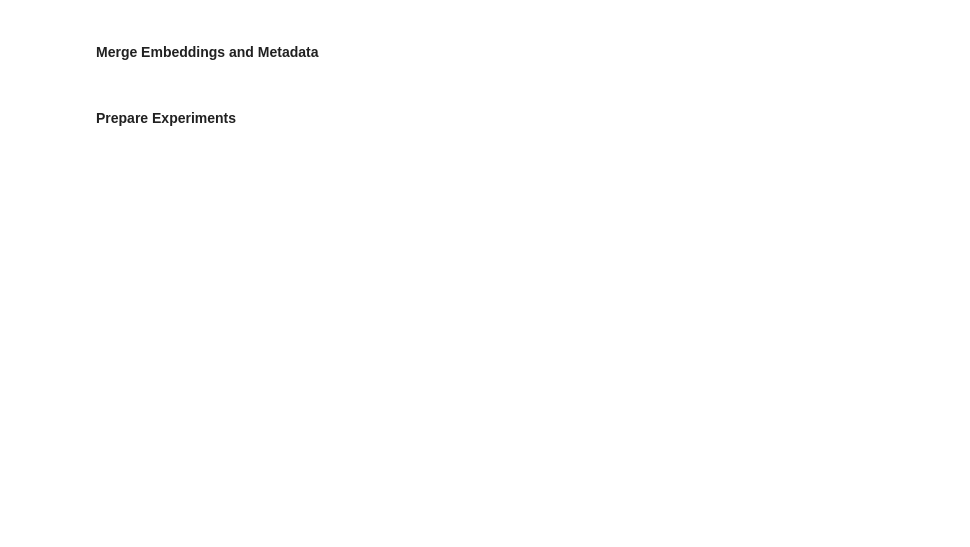
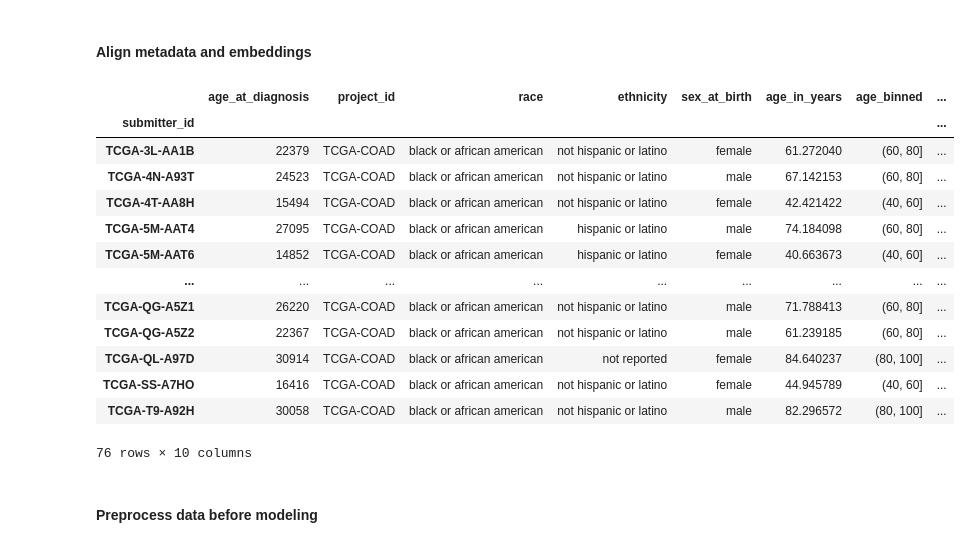
Before and after one commit to uc-cdis/m3ai-demos, a Jupyter notebook: demos/mm-cancer-demo-slim.ipynb, the cells around one changed output. Cells and saved outputs as stored; diff of their text form; code cells hidden in the pictures; blank space fills up the shorter version.

```diff
--- a/demos/mm-cancer-demo-slim.ipynb
+++ b/demos/mm-cancer-demo-slim.ipynb
@@ -123,0 +32,11 @@ Here, we also demo using the GDC Cohort Copilot as an MCP tool to construct GDC
+# %%
+# these filters were generated using our GDC Cohort Copilot with these queries:
+# - "samples from TCGA"
+# - "TCGA samples with diagnostic slides as svs files"
+# - "TCGA samples with RNA-sequences gene expression quantification data as tsv files"
+# - "TCGA samples with pathology report pdf files"
+# give it a try: https://m3aicommons.org/Analysis
+tcga_filter = {"op": "and", "content": [{"op": "in", "content": {"field": "cases.project.program.name", "value": ["TCGA"]}}]}
+hist_filter = {"op": "and", "content": [{"op": "in", "content": {"field": "cases.project.program.name", "value": ["TCGA"]}}, {"op": "in", "content": {"field": "files.experimental_strategy", "value": ["Diagnostic Slide"]}}, {"op": "in", "content": {"field": "files.data_format", "value": ["svs"]}}]}
+expr_filter = {"op": "and", "content": [{"op": "in", "content": {"field": "cases.project.program.name", "value": ["TCGA"]}}, {"op": "in", "content": {"field": "files.experimental_strategy", "value": ["RNA-Seq"]}}, {"op": "in", "content": {"field": "files.data_type", "value": ["Gene Expression Quantification"]}}, {"op": "in", "content": {"field": "files.data_format", "value": ["tsv"]}}]}
+text_filter = {"op": "and", "content": [{"op": "in", "content": {"field": "cases.project.program.name", "value": ["TCGA"]}}, {"op": "in", "content": {"field": "files.data_type", "value": ["Pathology Report"]}}, {"op": "in", "content": {"field": "files.data_format", "value": ["pdf"]}}]}
@@ -123,0 +85,9 @@ Here, we also demo using the GDC Cohort Copilot as an MCP tool to construct GDC
+# %%
+# survival data
+response = requests.post(
+    "https://api.gdc.cancer.gov/analysis/survival",
+    json={"filters": tcga_filter},
+)
+rows = response.json()["results"][0]["donors"]
+survival = pd.DataFrame(rows).drop(columns=["id", "project_id"])
+survival
@@ -303,2 +163,2 @@ for sample in temp["data"]["hits"]:
 # %% [markdown]
-#### Merge Embeddings and Metadata
+#### Align metadata and embeddings
@@ -323 +165,30 @@ df = df.sort_values(["case_id", "age_at_diagnosis"]).reset_index(drop=True)
+# %%
+case_ids = (
+    # case IDs that have all 3 embedding modalities
+    set(expr_mapping[expr_mapping.isin(expr_embs)].index) &
+    set(hist_mapping[hist_mapping.isin(hist_embs)].index) &
+    set(text_mapping[text_mapping.isin(text_embs)].index)
+)
+
+assert metadata["submitter_id"].is_unique and survival["submitter_id"].is_unique
+df = metadata.merge(survival, on="submitter_id")
+df = df[df["submitter_id"].isin(case_ids)]
+df = df.sort_values(["project_id", "submitter_id"])
+df = df.set_index("submitter_id")
+df
+# %% [output]
+|  | age_at_diagnosis | project_id | race | ethnicity | sex_at_birth | age_in_years | age_binned | ... |
+| submitter_id |  |  |  |  |  |  |  | ... |
+| TCGA-3L-AA1B | 22379 | TCGA-COAD | black or african american | not hispanic or latino | female | 61.272040 | (60, 80] | ... |
+| TCGA-4N-A93T | 24523 | TCGA-COAD | black or african american | not hispanic or latino | male | 67.142153 | (60, 80] | ... |
+| TCGA-4T-AA8H | 15494 | TCGA-COAD | black or african american | not hispanic or latino | female | 42.421422 | (40, 60] | ... |
+| TCGA-5M-AAT4 | 27095 | TCGA-COAD | black or african american | hispanic or latino | male | 74.184098 | (60, 80] | ... |
+| TCGA-5M-AAT6 | 14852 | TCGA-COAD | black or african american | hispanic or latino | female | 40.663673 | (40, 60] | ... |
+| ... | ... | ... | ... | ... | ... | ... | ... | ... |
+| TCGA-QG-A5Z1 | 26220 | TCGA-COAD | black or african american | not hispanic or latino | male | 71.788413 | (60, 80] | ... |
+| TCGA-QG-A5Z2 | 22367 | TCGA-COAD | black or african american | not hispanic or latino | male | 61.239185 | (60, 80] | ... |
+| TCGA-QL-A97D | 30914 | TCGA-COAD | black or african american | not reported | female | 84.640237 | (80, 100] | ... |
+| TCGA-SS-A7HO | 16416 | TCGA-COAD | black or african american | not hispanic or latino | female | 44.945789 | (40, 60] | ... |
+| TCGA-T9-A92H | 30058 | TCGA-COAD | black or african american | not hispanic or latino | male | 82.296572 | (80, 100] | ... |
+76 rows × 10 columns
 # %%
@@ -342,4 +212,4 @@ expr_X = np.asarray(expr_X)
 hist_X = np.asarray(hist_X)
 text_X = np.asarray(text_X)
 # %% [markdown]
-#### Prepare Experiments
+#### Preprocess data before modeling
```
Also changed, not shown: parts of 33 cells of this notebook, 21 other files.
